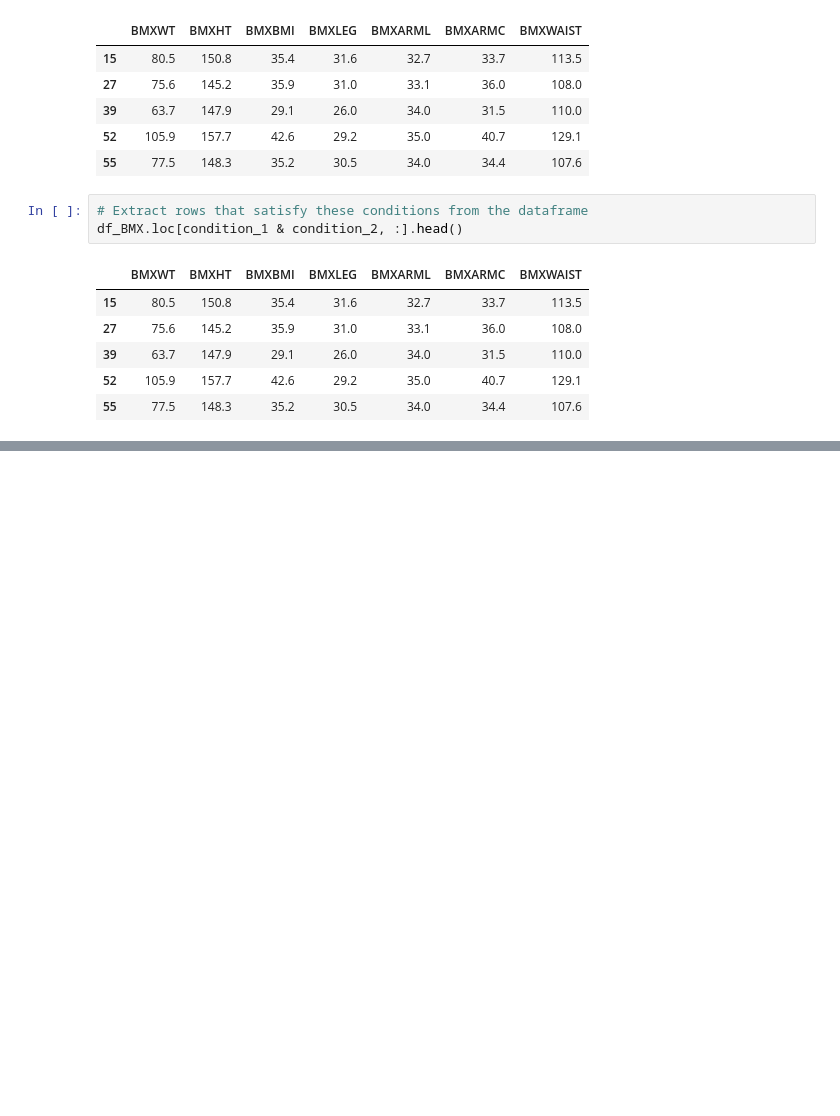
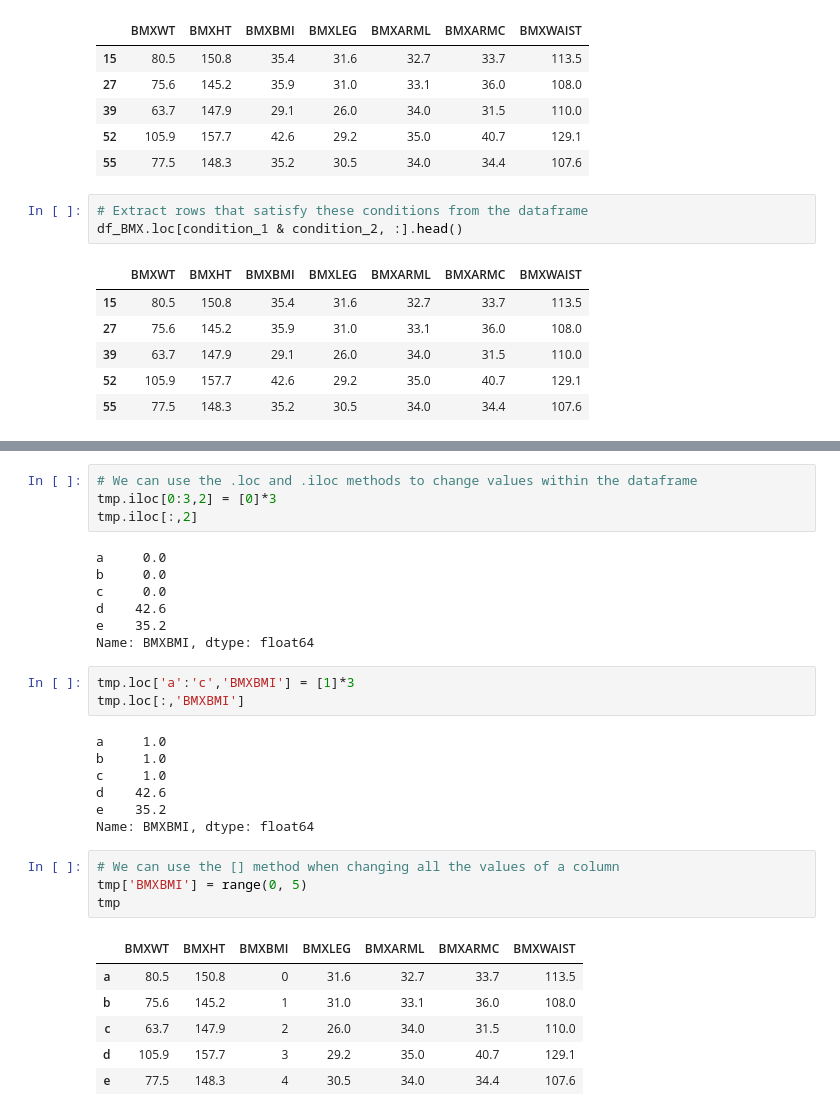
Before and after one commit to rjrahul24/statistics_with_python, a Jupyter notebook: Multivariate Data Analysis/Multivariate_Data_Selection.ipynb, the cells around one changed output, grey strips where cells are left out. Cells and saved outputs as stored; diff of their text form; blank space fills up the shorter version.

```diff
--- a/Multivariate Data Analysis/Multivariate_Data_Selection.ipynb
+++ b/Multivariate Data Analysis/Multivariate_Data_Selection.ipynb
@@ -157,0 +254,32 @@ df_BMX.loc[condition_1 & condition_2, :].head()
+# %%
+# We can use the .loc and .iloc methods to change values within the dataframe
+tmp.iloc[0:3,2] = [0]*3
+tmp.iloc[:,2]
+# %% [output]
+a     0.0
+b     0.0
+c     0.0
+d    42.6
+e    35.2
+Name: BMXBMI, dtype: float64
+# %%
+tmp.loc['a':'c','BMXBMI'] = [1]*3
+tmp.loc[:,'BMXBMI']
+# %% [output]
+a     1.0
+b     1.0
+c     1.0
+d    42.6
+e    35.2
+Name: BMXBMI, dtype: float64
+# %%
+# We can use the [] method when changing all the values of a column
+tmp['BMXBMI'] = range(0, 5)
+tmp
+# %% [output]
+|  | BMXWT | BMXHT | BMXBMI | BMXLEG | BMXARML | BMXARMC | BMXWAIST |
+| a | 80.5 | 150.8 | 0 | 31.6 | 32.7 | 33.7 | 113.5 |
+| b | 75.6 | 145.2 | 1 | 31.0 | 33.1 | 36.0 | 108.0 |
+| c | 63.7 | 147.9 | 2 | 26.0 | 34.0 | 31.5 | 110.0 |
+| d | 105.9 | 157.7 | 3 | 29.2 | 35.0 | 40.7 | 129.1 |
+| e | 77.5 | 148.3 | 4 | 30.5 | 34.0 | 34.4 | 107.6 |
```
Also changed, not shown: parts of 17 cells of this notebook.
